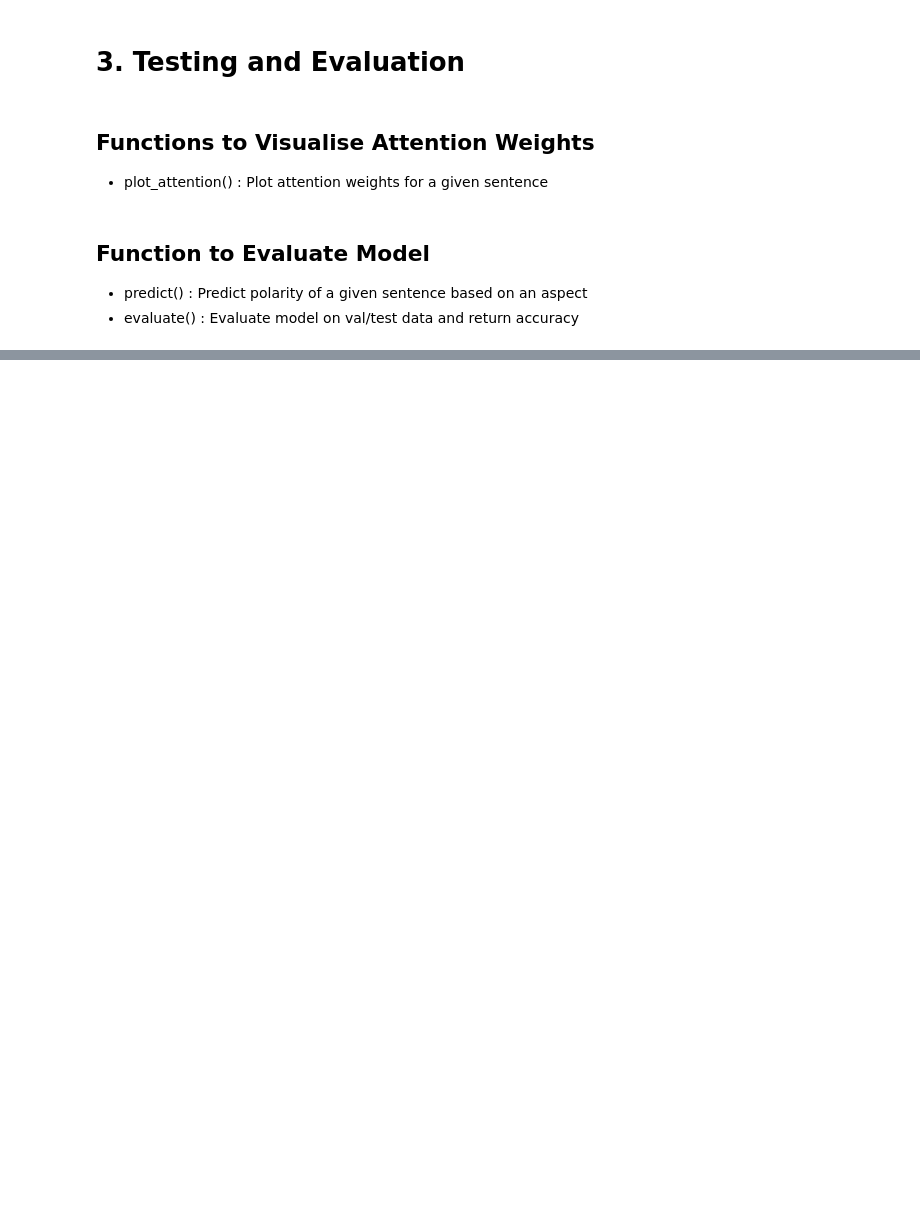
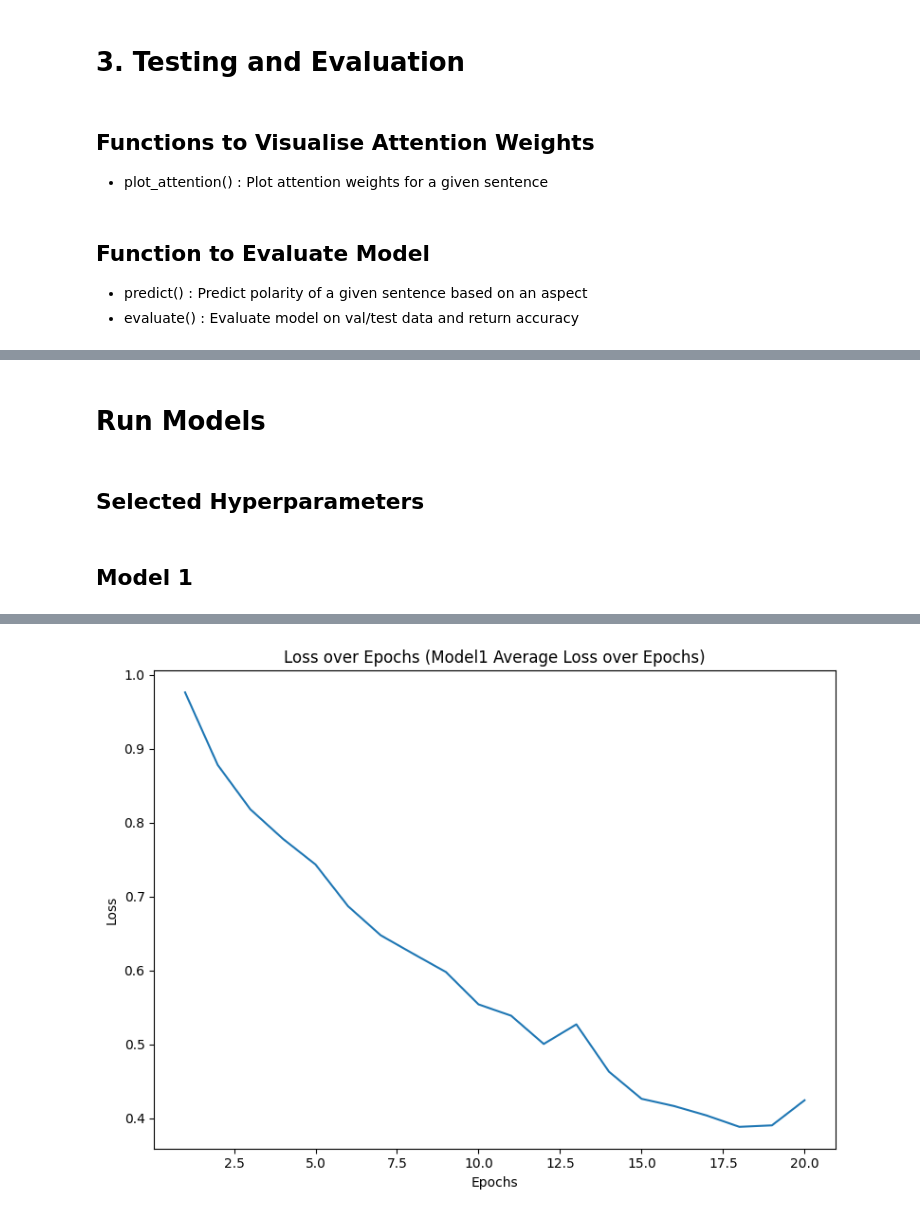
Before and after one commit to LisonLau/CITS4012-Project, a Jupyter notebook: CITS4012_10.ipynb, the cells around one changed output, grey strips where cells are left out. Saved outputs shown, nothing was run; the diff lists cells and outputs as text; code cells hidden in the pictures; blank space fills up the shorter version.

Commit message:
Updated to latest (with batches)

```diff
--- a/CITS4012_10.ipynb
+++ b/CITS4012_10.ipynb
@@ -28,6 +29,9 @@ from matplotlib.colors import LinearSegmentedColormap
 # # Mount Google Drive
 # from google.colab import drive
 # drive.mount('/content/drive')
+# %%
+# Device
+device = torch.device("cuda" if torch.cuda.is_available() else "cpu")
 # %%
 # Load the training data
 # with open('/content/drive/MyDrive/data/train.json', 'r') as file:
@@ -148,8 +152,7 @@ nlp = spacy.load("en_core_web_sm")
 # Remove certain words from the stop words list
 custom_stop_words = [
     "not", "no", "never", "neither", "nor",
-    "nobody", "nothing", "nowhere", "none", "cannot",
-    "but"
+    "nobody", "nothing", "nowhere", "none", "cannot"
 ]
 
 for a in custom_stop_words:
@@ -227,24 +249,30 @@ val_x_token = preprocess_data(val_x)
 ## Create Word Vocabulary
 # %%
 # Word vocabulary to index dictionary {word: index}
-word_to_idx = {'<SEP>': 0}
+word_to_idx = {'<SEP>': 0, '<PAD>': 1}
 review = train_x_token + test_x_token + val_x_token
+review_aspect = train_xa_token + test_xa_token + val_xa_token
+review_aspect_sep = train_xa_sep_token + test_xa_sep_token + val_xa_sep_token
 aspect = [list(set(training_a))]
 polarity = [list(set(training_y))]
-MAX_LENGTH = len(max(review, key=len)) # Maximum length of a sentence
+MAX_LENGTH = len(max(review, key=len))                # Maximum length of a sentence
+MAX_ASP_LENGTH = len(max(review_aspect, key=len))     # Maximum length of a sentence after appending aspect
+MAX_SEP_LENGTH = len(max(review_aspect_sep, key=len)) # Maximum length of a sentence after appending aspect with separator
 
 # Vocabulary includes words from reviews and aspects
 for sentence in aspect+review:
     for word in sentence:
         if word not in word_to_idx:
             word_to_idx[word] = len(word_to_idx)
+idx_to_word = {idx: word for word, idx in word_to_idx.items()}
 word_list = list(word_to_idx.keys())
-idx_to_word = {idx: word for word, idx in word_to_idx.items()}
 vocab_size = len(word_to_idx)
 
 # Polarity vocabulary to index dictionary {polarity: index}
 polarity_to_idx = {p: i for i, p in enumerate(polarity[0])}
 idx_to_polarity = {idx: pol for pol, idx in polarity_to_idx.items()}
+polarity_list = list(polarity_to_idx.keys())
+num_polarities = len(polarity_to_idx)
 # %% [markdown]
 ## Convert Words to Index form
 # %%
@@ -938,0 +693,29 @@ Accuracy: 0.6548
+# %% [markdown]
+# Run Models
+# %% [markdown]
+## Selected Hyperparameters
+# %%
+# Set hyperparameters
+num_epochs       = 20
+print_interval   = 1
+plot_interval    = 1
+batch_size       = 32
+hidden_size      = 100
+learning_rate    = 0.001
+attention_type   = ATTN_DOT
+# %% [markdown]
+## Model 1
+# %%
+# Get word embeddings
+embedding = nn.Embedding(vocab_size, hidden_size)
+embedding.weight.data.copy_(torch.from_numpy(glove_weights))
+
+model1 = Model1(hidden_size, num_polarities, batch_size, embedding, attention_type).to(device)
+model1, plot_avg_losses1, plot_accuracy1 = train(model1, batch_size=batch_size, learning_rate=learning_rate, num_epochs=num_epochs,
+                                                 print_interval=print_interval, plot_interval=plot_interval, accuracy_graph=False)
+
+accuracy1 = evaluate(model1, batch_size)
+print(f"Accuracy for Model1: {accuracy1:.4f}")
+plot_graph(num_epochs, plot_interval, plot_avg_losses1, 'Model1 Average Loss over Epochs', 'Loss')
+# plot_graph(num_epochs, plot_interval, plot_accuracy1, 'Model1 Accuracy over Epochs', 'Accuracy')
+# %% [output]
@@ -938,0 +739 @@ Accuracy: 0.6548
+[figure, added]
```
Also changed, not shown: parts of 60 cells of this notebook.
